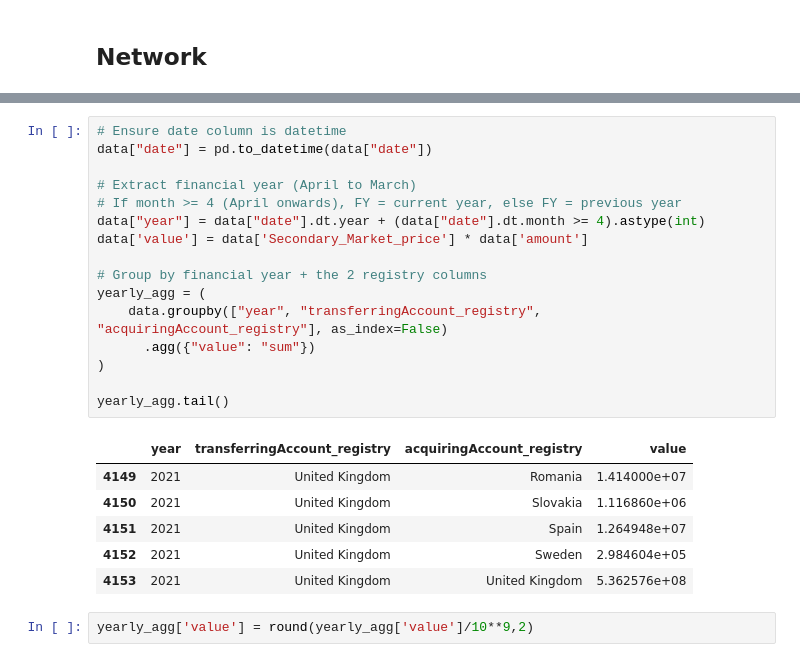
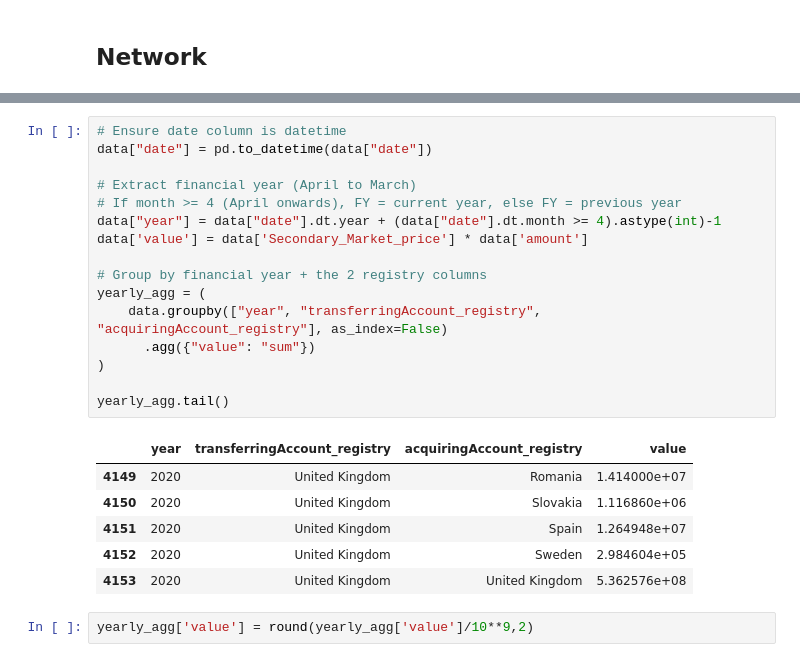
Before and after one commit to Avirup23/Carbon-Market-Analysis, a Jupyter notebook: Paper.ipynb, the cells around one changed output, grey strips where cells are left out. Saved outputs shown, nothing was run; the diff lists cells and outputs as text.

```diff
--- a/Paper.ipynb
+++ b/Paper.ipynb
@@ -358,26 +69,26 @@ data.head()
 # %%
 # Ensure date column is datetime
 data["date"] = pd.to_datetime(data["date"])
 
 # Extract financial year (April to March)
 # If month >= 4 (April onwards), FY = current year, else FY = previous year
-data["year"] = data["date"].dt.year + (data["date"].dt.month >= 4).astype(int)
+data["year"] = data["date"].dt.year + (data["date"].dt.month >= 4).astype(int)-1
 data['value'] = data['Secondary_Market_price'] * data['amount']
 
 # Group by financial year + the 2 registry columns
 yearly_agg = (
     data.groupby(["year", "transferringAccount_registry", "acquiringAccount_registry"], as_index=False)
       .agg({"value": "sum"})
 )
 
 yearly_agg.tail()
 # %% [output]
 |  | year | transferringAccount_registry | acquiringAccount_registry | value |
-| 4149 | 2021 | United Kingdom | Romania | 1.414000e+07 |
-| 4150 | 2021 | United Kingdom | Slovakia | 1.116860e+06 |
-| 4151 | 2021 | United Kingdom | Spain | 1.264948e+07 |
-| 4152 | 2021 | United Kingdom | Sweden | 2.984604e+05 |
-| 4153 | 2021 | United Kingdom | United Kingdom | 5.362576e+08 |
+| 4149 | 2020 | United Kingdom | Romania | 1.414000e+07 |
+| 4150 | 2020 | United Kingdom | Slovakia | 1.116860e+06 |
+| 4151 | 2020 | United Kingdom | Spain | 1.264948e+07 |
+| 4152 | 2020 | United Kingdom | Sweden | 2.984604e+05 |
+| 4153 | 2020 | United Kingdom | United Kingdom | 5.362576e+08 |
 # %%
 yearly_agg['value'] = round(yearly_agg['value']/10**9,2)
 # %%
```
Also changed, not shown: parts of 10 cells of this notebook, 1 other file.
